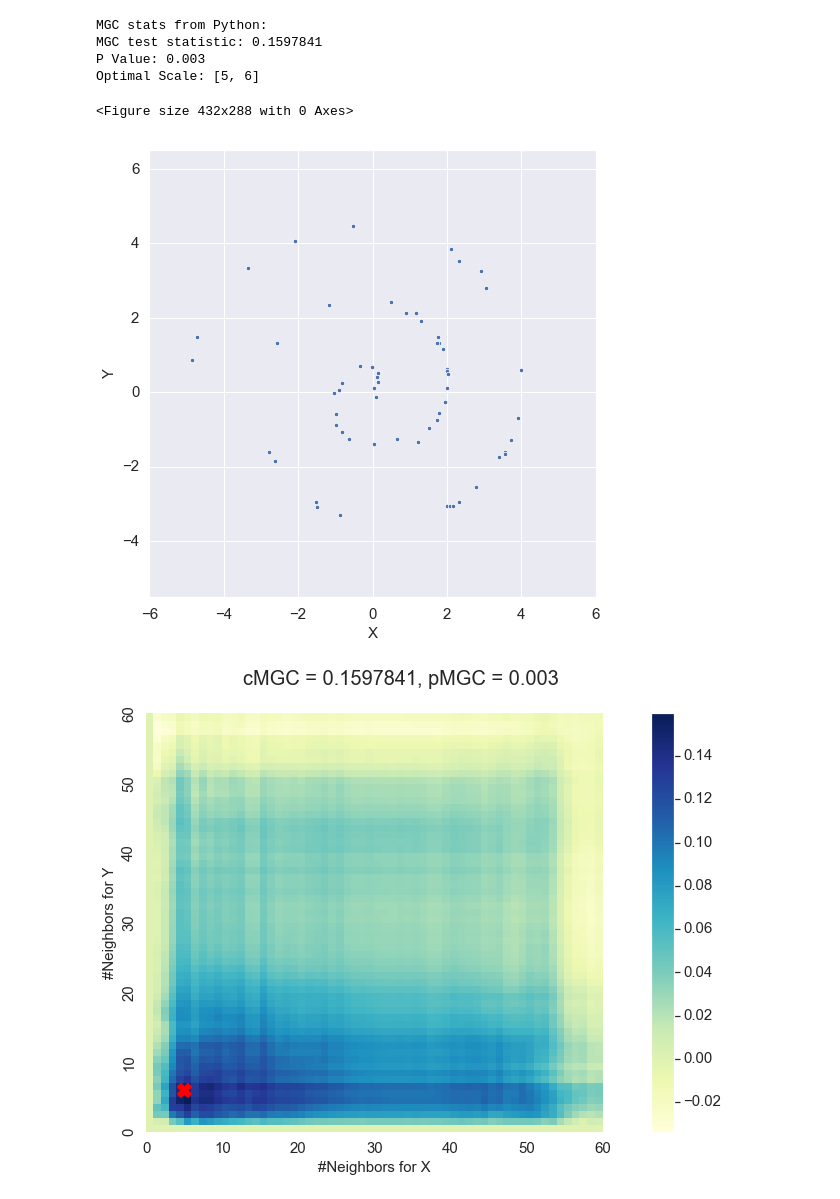
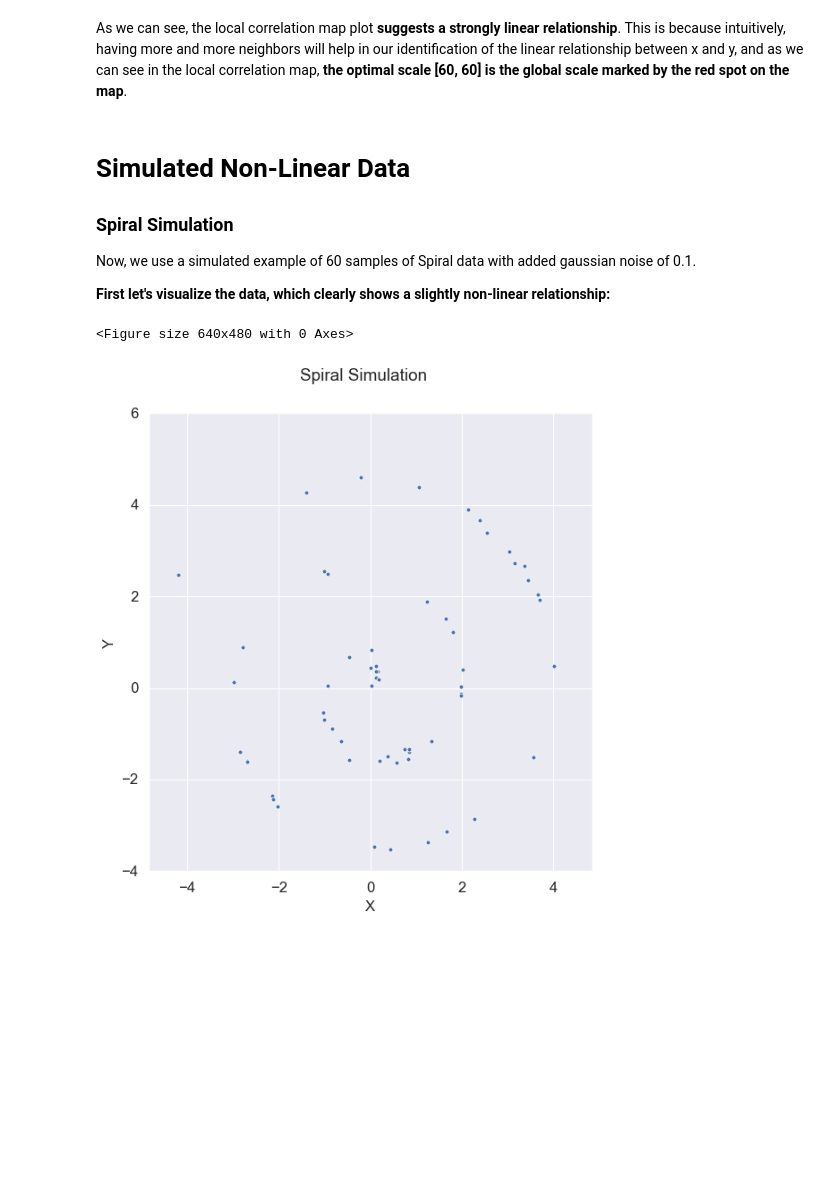
Before and after one commit to neurodata/mgcpy-old, a Jupyter notebook: demos/mgc.ipynb, the cells around one changed output. Saved outputs shown, nothing was run; the diff lists cells and outputs as text; code cells hidden in the pictures; blank space fills up the shorter version.

```diff
--- a/demos/mgc.ipynb
+++ b/demos/mgc.ipynb
@@ -73,12 +91,14 @@ Optimal Scale: [60, 60]
+# %% [markdown]
+As we can see, the local correlation map plot **suggests a strongly linear relationship**. This is because intuitively, having more and more neighbors will help in our identification of the linear relationship between x and y, and as we can see in the local correlation map, **the optimal scale \[60, 60\] is the global scale marked by the red spot on the map**.
+# %% [markdown]
+# Simulated Non-Linear Data
+### Spiral Simulation
+Now, we use a simulated example of 60 samples of Spiral data with added gaussian noise of 0.1.
+
+**First let's visualize the data, which clearly shows a slightly non-linear relationship:**
 # %%
-# Spiral data
 X, Y = sims.spiral_sim(num_samp=60, num_dim=1, noise=0.1)
-mgc_plot(X, Y)
+mgc_plot(X, Y, "Spiral", only_viz=True)
 # %% [output]
-MGC stats from Python:
-MGC test statistic: 0.1597841
-P Value: 0.003
-Optimal Scale: [5, 6]
+<Figure size 640x480 with 0 Axes>
-<Figure size 432x288 with 0 Axes>
-[figure, old version]
+[figure, new version]
-[figure, removed]
```
Also changed, not shown: parts of 19 cells of this notebook, 1 other file.
